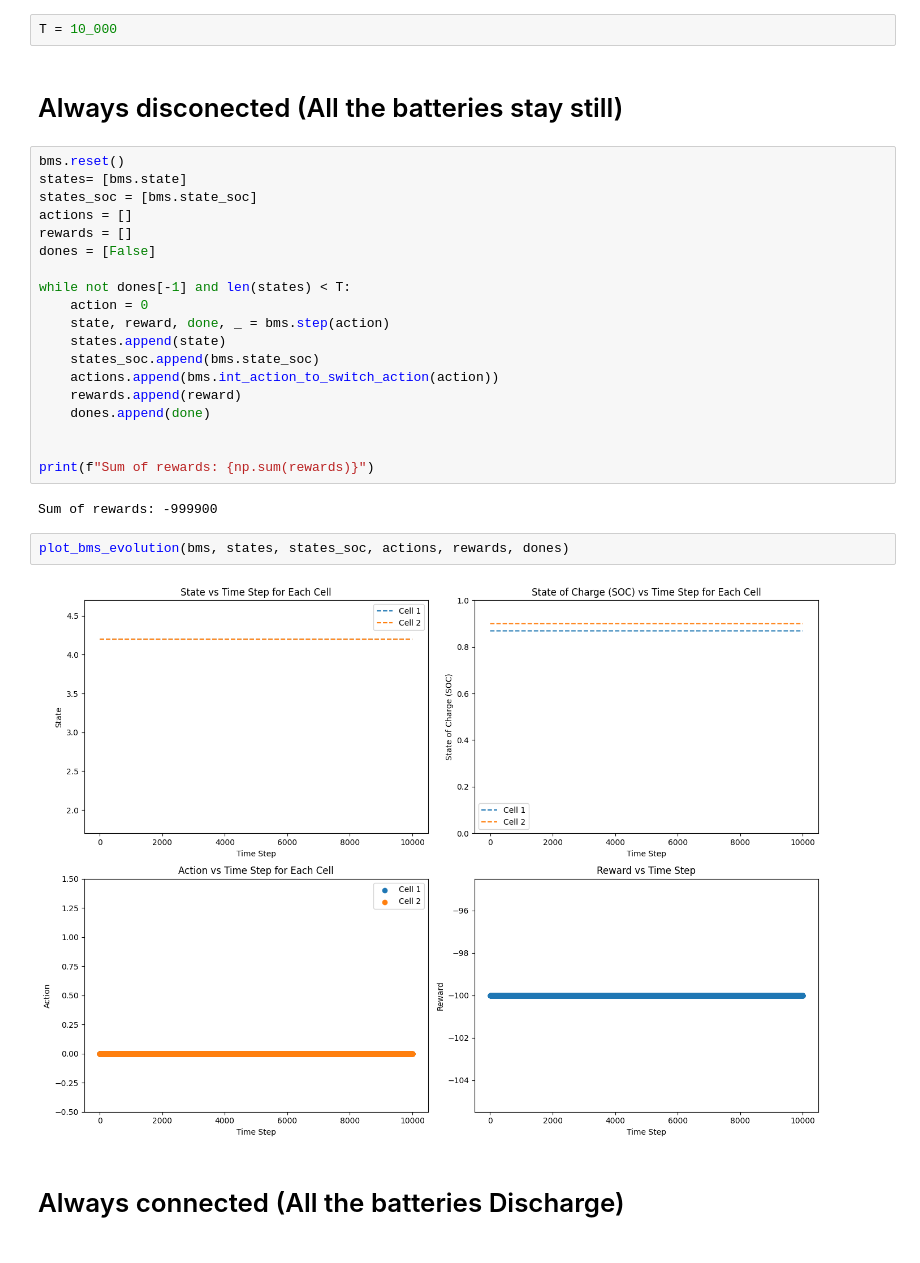
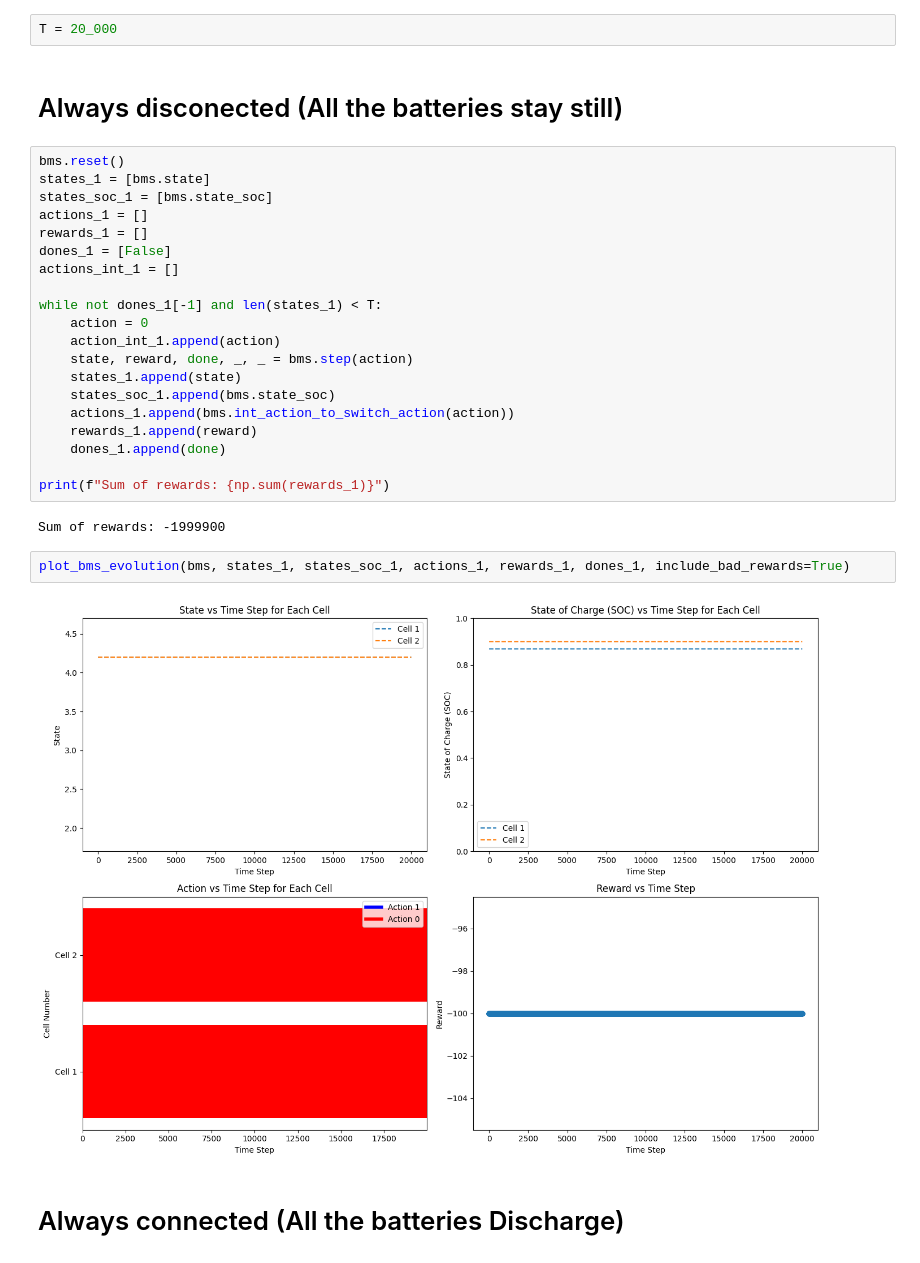
Before and after one commit to LeoBenac/BMS_project, a Jupyter notebook: bms_project.ipynb, the cells around one changed output. Drawn from its saved outputs; the diff is of its cells as text.

```diff
--- a/bms_project.ipynb
+++ b/bms_project.ipynb
@@ -26,34 +31,35 @@ plot_voltage_vs_soc(bms)
 # %% [output]
 [figure]
 # %%
-T = 10_000
+T = 20_000
 # %% [markdown]
 # Always disconected (All the batteries stay still)
 # %%
 bms.reset()
-states= [bms.state]
-states_soc = [bms.state_soc]
-actions = []
-rewards = []
-dones = [False]
+states_1 = [bms.state]
+states_soc_1 = [bms.state_soc]
+actions_1 = []
+rewards_1 = []
+dones_1 = [False]
+actions_int_1 = []
 
-while not dones[-1] and len(states) < T:
+while not dones_1[-1] and len(states_1) < T:
     action = 0
-    state, reward, done, _ = bms.step(action)
-    states.append(state)
-    states_soc.append(bms.state_soc)
-    actions.append(bms.int_action_to_switch_action(action))
-    rewards.append(reward)
-    dones.append(done)
+    action_int_1.append(action)
+    state, reward, done, _, _ = bms.step(action)
+    states_1.append(state)
+    states_soc_1.append(bms.state_soc)
+    actions_1.append(bms.int_action_to_switch_action(action))
+    rewards_1.append(reward)
+    dones_1.append(done)
 
-
-print(f"Sum of rewards: {np.sum(rewards)}")
+print(f"Sum of rewards: {np.sum(rewards_1)}")
 # %% [output]
-Sum of rewards: -999900
+Sum of rewards: -1999900
 # %%
-plot_bms_evolution(bms, states, states_soc, actions, rewards, dones)
+plot_bms_evolution(bms, states_1, states_soc_1, actions_1, rewards_1, dones_1, include_bad_rewards=True)
 # %% [output]
-[figure, old version]
+[figure, new version]
 # %% [markdown]
 # Always connected (All the batteries Discharge)
 # %%
```
Also changed, not shown: parts of 26 cells of this notebook.
